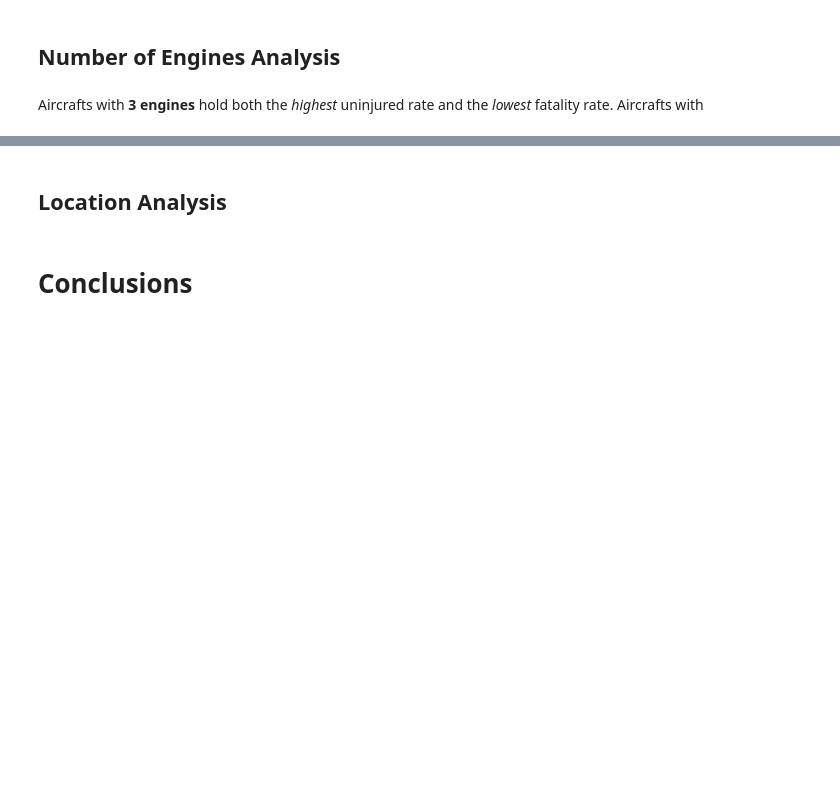
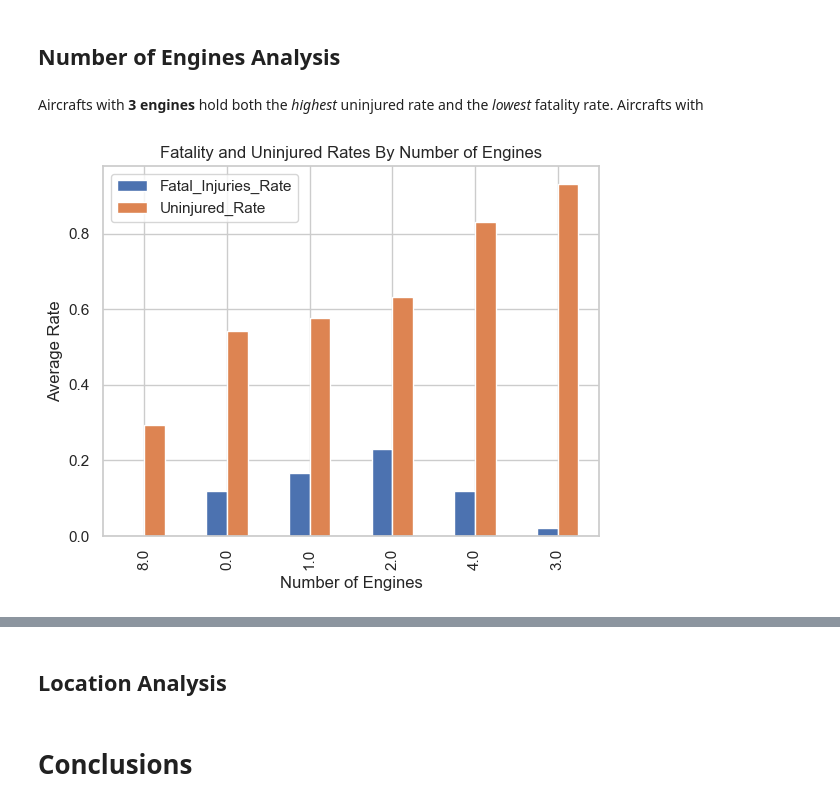
Before and after one commit to scarlettvalentin/aviation_project, a Jupyter notebook: notebook.ipynb, the cells around one changed output, grey strips where cells are left out. Saved outputs shown, nothing was run; the diff lists cells and outputs as text; code cells hidden in the pictures; blank space fills up the shorter version.

```diff
--- a/notebook.ipynb
+++ b/notebook.ipynb
@@ -252,7 +413,11 @@ top_4_makes.groupby(['Model'])['Uninjured_Rate'].mean().sort_values(ascending=Fa
 # %% [markdown]
 Aircrafts with **3 engines** hold both the *highest* uninjured rate and the *lowest* fatality rate. Aircrafts with
 # %%
-engine_data.groupby(['Number_Of_Engines'])[['Fatal_Injuries_Rate', 'Uninjured_Rate']]\
+# Create bar plot
+ax = engine_data.groupby(['Number_Of_Engines'])[['Fatal_Injuries_Rate', 'Uninjured_Rate']]\
     .mean().sort_values(by='Uninjured_Rate', ascending=True).plot(kind='bar', stacked=False);
+ax.set(xlabel='Number of Engines', ylabel='Average Rate', title='Fatality and Uninjured Rates By Number of Engines');
+# %% [output]
+[figure, added]
 # %%
 engine_data['Model'][engine_data['Number_Of_Engines']==8]
```
Also changed, not shown: parts of 28 cells of this notebook.
